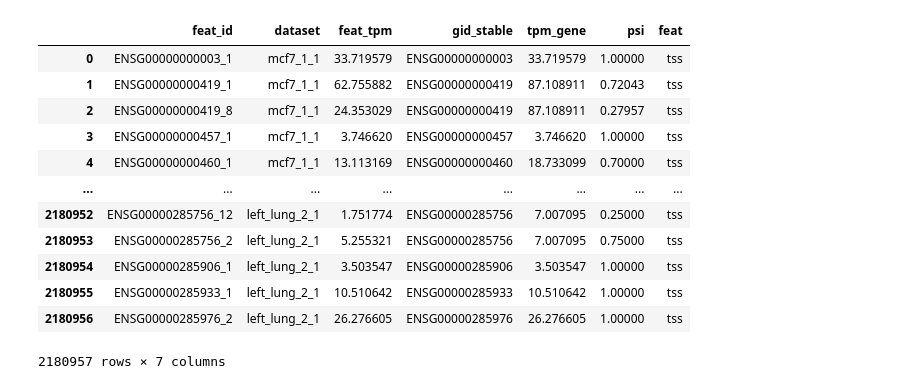
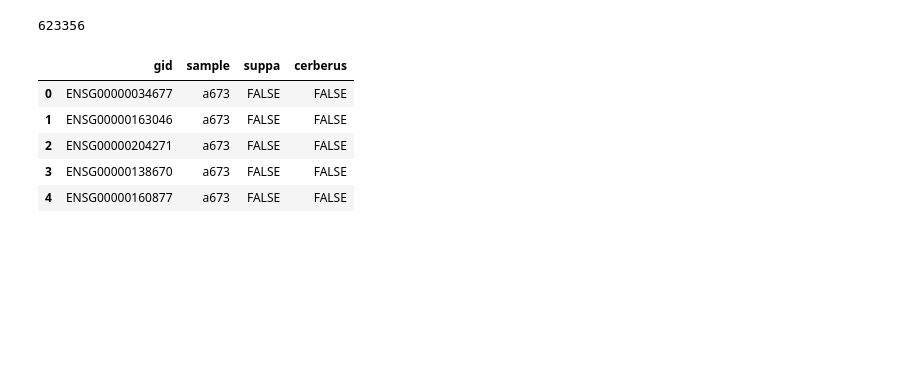
Before and after one commit to fairliereese/paper_rnawg, a Jupyter notebook: figures/figS8/S8C/cerberus_suppa.ipynb, the cells around one changed output. Saved outputs shown, nothing was run; the diff lists cells and outputs as text; code cells hidden in the pictures; blank space fills up the shorter version.

```diff
--- a/figures/figS8/S8C/cerberus_suppa.ipynb
+++ b/figures/figS8/S8C/cerberus_suppa.ipynb
@@ -20,4 +118,4 @@ d = defaultdict(list)
 for a, b in metadata.values.tolist():
     d[b].append(a)
 # %%
-cerberus_psi = pd.read_csv('cerberus_psi.tsv', sep = '\t')
+cerberus_psi = pd.read_csv(cerb_psi_file, sep = '\t')
@@ -40,6 +122,6 @@ cerberus_psi
 # %%
-AF_psi = pd.read_csv('suppa/psi/cerberus_AF.psi', sep = '\t')
-AL_psi = pd.read_csv('suppa/psi/cerberus_AL.psi', sep = '\t')
+AF_psi = pd.read_csv(cerb_af_file, sep = '\t')
+AL_psi = pd.read_csv(cerb_al_file, sep = '\t')
 # %%
 cerberus_tss = cerberus_psi[cerberus_psi['feat'] == 'tss']
 cerberus_tes = cerberus_psi[cerberus_psi['feat'] == 'tes']
@@ -49,19 +128,3 @@ cerberus_tes = cerberus_psi[cerberus_psi['feat'] == 'tes']
-# %%
-cerberus_tss
-# %% [output]
-|  | feat_id | dataset | feat_tpm | gid_stable | tpm_gene | psi | feat |
-| 0 | ENSG00000000003_1 | mcf7_1_1 | 33.719579 | ENSG00000000003 | 33.719579 | 1.00000 | tss |
-| 1 | ENSG00000000419_1 | mcf7_1_1 | 62.755882 | ENSG00000000419 | 87.108911 | 0.72043 | tss |
-| 2 | ENSG00000000419_8 | mcf7_1_1 | 24.353029 | ENSG00000000419 | 87.108911 | 0.27957 | tss |
-| 3 | ENSG00000000457_1 | mcf7_1_1 | 3.746620 | ENSG00000000457 | 3.746620 | 1.00000 | tss |
-| 4 | ENSG00000000460_1 | mcf7_1_1 | 13.113169 | ENSG00000000460 | 18.733099 | 0.70000 | tss |
-| ... | ... | ... | ... | ... | ... | ... | ... |
-| 2180952 | ENSG00000285756_12 | left_lung_2_1 | 1.751774 | ENSG00000285756 | 7.007095 | 0.25000 | tss |
-| 2180953 | ENSG00000285756_2 | left_lung_2_1 | 5.255321 | ENSG00000285756 | 7.007095 | 0.75000 | tss |
-| 2180954 | ENSG00000285906_1 | left_lung_2_1 | 3.503547 | ENSG00000285906 | 3.503547 | 1.00000 | tss |
-| 2180955 | ENSG00000285933_1 | left_lung_2_1 | 10.510642 | ENSG00000285933 | 10.510642 | 1.00000 | tss |
-| 2180956 | ENSG00000285976_2 | left_lung_2_1 | 26.276605 | ENSG00000285976 | 26.276605 | 1.00000 | tss |
-2180957 rows × 7 columns
 # %%
 def extract_genes_from_cerberus_across_samples(cerberus, sample, mapping, name, thres_1 = 0.25, thres_2 = 0.75):
     from collections import Counter
@@ -76,12 +139,13 @@ def extract_genes_from_suppa_across_samples(psi, sample, mapping, thres_1 = 0.25
     df = df[(df.mean(axis=1) >= thres_1) & (df.mean(axis=1) <= thres_2)]
     return(set([gene[0].split('.')[0] for gene in df.index.str.split(';')]))
 # %%
-def compare_cerberus_and_suppa_across_events(df, psi, name, threshold_1, threshold_2, mapping = d):
+def compare_cerberus_and_suppa_across_events(df, ofile, psi, name, threshold_1, threshold_2, mapping=d):
 
     path = '/'.join(['cerberus_suppa', str(threshold_1) + '_' + str(threshold_2), name])
     if not os.path.exists(path):
         os.makedirs(path)
 
+    temp = pd.DataFrame()
     for sample in mapping.keys():
 
         geneList = set(df.loc[df['dataset'].isin(mapping[sample]), 'gid_stable'])
@@ -94,21 +158,26 @@ def compare_cerberus_and_suppa_across_events(df, psi, name, threshold_1, thresho
             suppa.append('TRUE') if gene in gene_by_suppa else suppa.append('FALSE') ## not detected by SUPPA: (1) psi value not in .25 - .75 (2) does not have a event
             cerberus.append('TRUE') if gene in gene_by_cerberus else cerberus.append('FALSE')
 
-#            if gene in gene_by_cerberus:
-#                cerberus.append('TRUE')
-#            else:
-#                cerberus.append('FALSE') if gene in gene_bg2 else cerberus.append(np.nan)
-#            lr.append(True) if gene in gene_by_lr else lr.append(False)
         res = DataFrame({'gid':list(geneList), 'sample':sample, 'suppa':suppa, 'cerberus':cerberus})
-        # reformat
-#        for i in range(df.shape[0]):
-#            if(pd.isnull(df.iloc[i,3])):
- #               df.iloc[i,2] = np.nan
+        temp = pd.concat([temp, res], axis=0)
 
-        res.to_csv(''.join([path, '/', sample, '.tsv']), sep = '\t', index = False, header = True)
+        # res.to_csv(''.join([path, '/', sample, '.tsv']), sep = '\t', index = False, header = True)
+    return temp
 # %%
-compare_cerberus_and_suppa_across_events(df = cerberus_tss, psi = AF_psi, name = 'tss', threshold_1=0.25, threshold_2=0.75)
-compare_cerberus_and_suppa_across_events(df = cerberus_tes, psi = AL_psi, name = 'tes', threshold_1=0.25, threshold_2=0.75)
+df = compare_cerberus_and_suppa_across_events(df = cerberus_tss,
+                                              psi = AF_psi, name = 'tss', threshold_1=0.25, threshold_2=0.75)
+# compare_cerberus_and_suppa_across_events(df = cerberus_tes, psi = AL_psi, name = 'tes', threshold_1=0.25, threshold_2=0.75)
+# %%
+print(len(df.index))
+df.head()
+# %% [output]
+623356
+|  | gid | sample | suppa | cerberus |
+| 0 | ENSG00000034677 | a673 | FALSE | FALSE |
+| 1 | ENSG00000163046 | a673 | FALSE | FALSE |
+| 2 | ENSG00000204271 | a673 | FALSE | FALSE |
+| 3 | ENSG00000138670 | a673 | FALSE | FALSE |
+| 4 | ENSG00000160877 | a673 | FALSE | FALSE |
 # %%
 ! head -n 1 cerberus_suppa/0.25_0.75/tss/brain.tsv > cerberus_suppa/0.25_0.75/tss_combined.tsv
 ! tail -n +2 -q cerberus_suppa/0.25_0.75/tss/*.tsv >> cerberus_suppa/0.25_0.75/tss_combined.tsv
```
Also changed, not shown: parts of 7 cells of this notebook, 7 other files.
